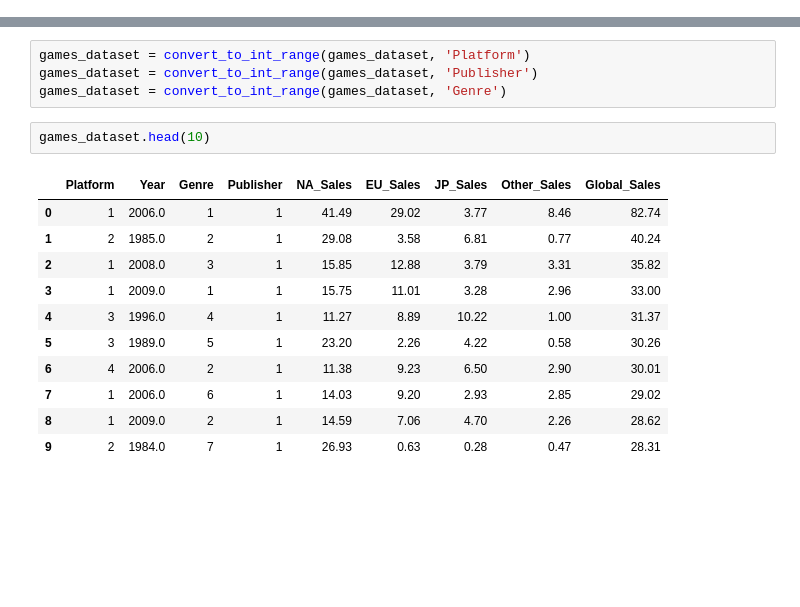
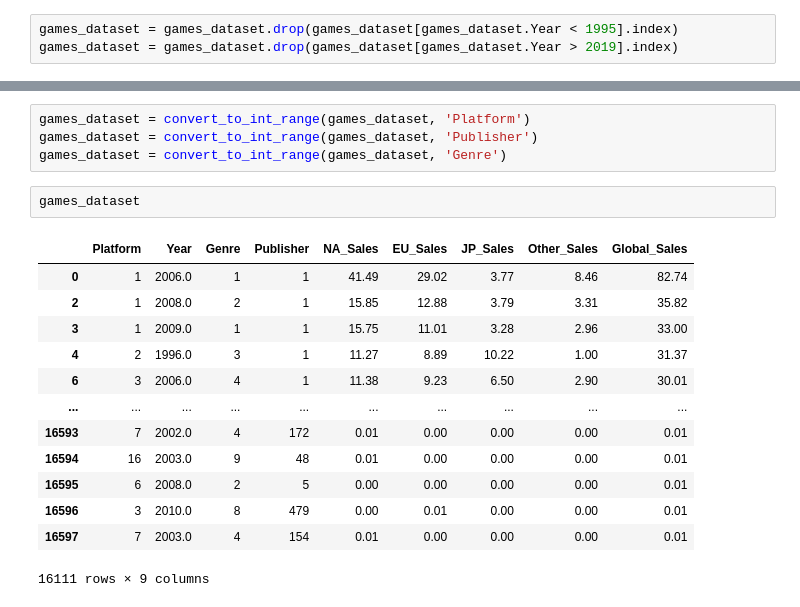
Before and after one commit to PKrystian/DataSetGames_Project, a Jupyter notebook: DataSetGames_Project.ipynb, the cells around one changed output, grey strips where cells are left out. Cells and saved outputs as stored; diff of their text form; blank space fills up the shorter version.

```diff
--- a/DataSetGames_Project.ipynb
+++ b/DataSetGames_Project.ipynb
@@ -74,3 +74,6 @@ games_dataset.head(5)
 | 2 | Wii | 2008.0 | Racing | Nintendo | 15.85 | 12.88 | 3.79 | 3.31 | 35.82 |
 | 3 | Wii | 2009.0 | Sports | Nintendo | 15.75 | 11.01 | 3.28 | 2.96 | 33.00 |
 | 4 | GB | 1996.0 | Role-Playing | Nintendo | 11.27 | 8.89 | 10.22 | 1.00 | 31.37 |
+# %%
+games_dataset = games_dataset.drop(games_dataset[games_dataset.Year < 1995].index)
+games_dataset = games_dataset.drop(games_dataset[games_dataset.Year > 2019].index)
@@ -91,16 +99,18 @@ games_dataset = convert_to_int_range(games_dataset, 'Platform')
 games_dataset = convert_to_int_range(games_dataset, 'Publisher')
 games_dataset = convert_to_int_range(games_dataset, 'Genre')
 # %%
-games_dataset.head(10)
+games_dataset
 # %% [output]
 |  | Platform | Year | Genre | Publisher | NA_Sales | EU_Sales | JP_Sales | Other_Sales | Global_Sales |
 | 0 | 1 | 2006.0 | 1 | 1 | 41.49 | 29.02 | 3.77 | 8.46 | 82.74 |
-| 1 | 2 | 1985.0 | 2 | 1 | 29.08 | 3.58 | 6.81 | 0.77 | 40.24 |
-| 2 | 1 | 2008.0 | 3 | 1 | 15.85 | 12.88 | 3.79 | 3.31 | 35.82 |
+| 2 | 1 | 2008.0 | 2 | 1 | 15.85 | 12.88 | 3.79 | 3.31 | 35.82 |
 | 3 | 1 | 2009.0 | 1 | 1 | 15.75 | 11.01 | 3.28 | 2.96 | 33.00 |
-| 4 | 3 | 1996.0 | 4 | 1 | 11.27 | 8.89 | 10.22 | 1.00 | 31.37 |
-| 5 | 3 | 1989.0 | 5 | 1 | 23.20 | 2.26 | 4.22 | 0.58 | 30.26 |
-| 6 | 4 | 2006.0 | 2 | 1 | 11.38 | 9.23 | 6.50 | 2.90 | 30.01 |
-| 7 | 1 | 2006.0 | 6 | 1 | 14.03 | 9.20 | 2.93 | 2.85 | 29.02 |
-| 8 | 1 | 2009.0 | 2 | 1 | 14.59 | 7.06 | 4.70 | 2.26 | 28.62 |
-| 9 | 2 | 1984.0 | 7 | 1 | 26.93 | 0.63 | 0.28 | 0.47 | 28.31 |
+| 4 | 2 | 1996.0 | 3 | 1 | 11.27 | 8.89 | 10.22 | 1.00 | 31.37 |
+| 6 | 3 | 2006.0 | 4 | 1 | 11.38 | 9.23 | 6.50 | 2.90 | 30.01 |
+| ... | ... | ... | ... | ... | ... | ... | ... | ... | ... |
+| 16593 | 7 | 2002.0 | 4 | 172 | 0.01 | 0.00 | 0.00 | 0.00 | 0.01 |
+| 16594 | 16 | 2003.0 | 9 | 48 | 0.01 | 0.00 | 0.00 | 0.00 | 0.01 |
+| 16595 | 6 | 2008.0 | 2 | 5 | 0.00 | 0.00 | 0.00 | 0.00 | 0.01 |
+| 16596 | 3 | 2010.0 | 8 | 479 | 0.00 | 0.01 | 0.00 | 0.00 | 0.01 |
+| 16597 | 7 | 2003.0 | 4 | 154 | 0.01 | 0.00 | 0.00 | 0.00 | 0.01 |
+16111 rows × 9 columns
```
Also changed, not shown: parts of 1 cell of this notebook.
